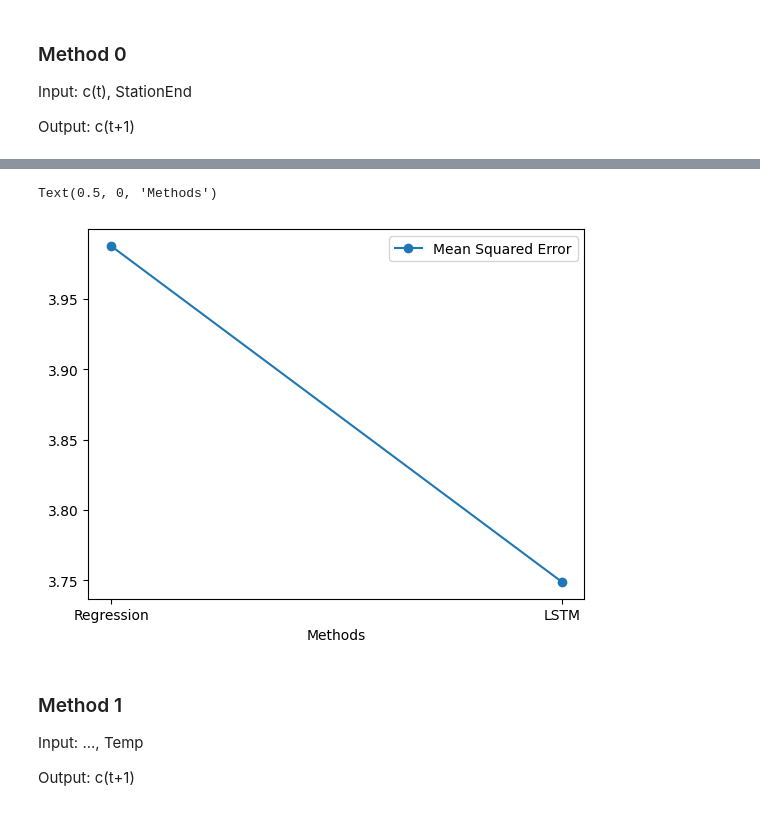
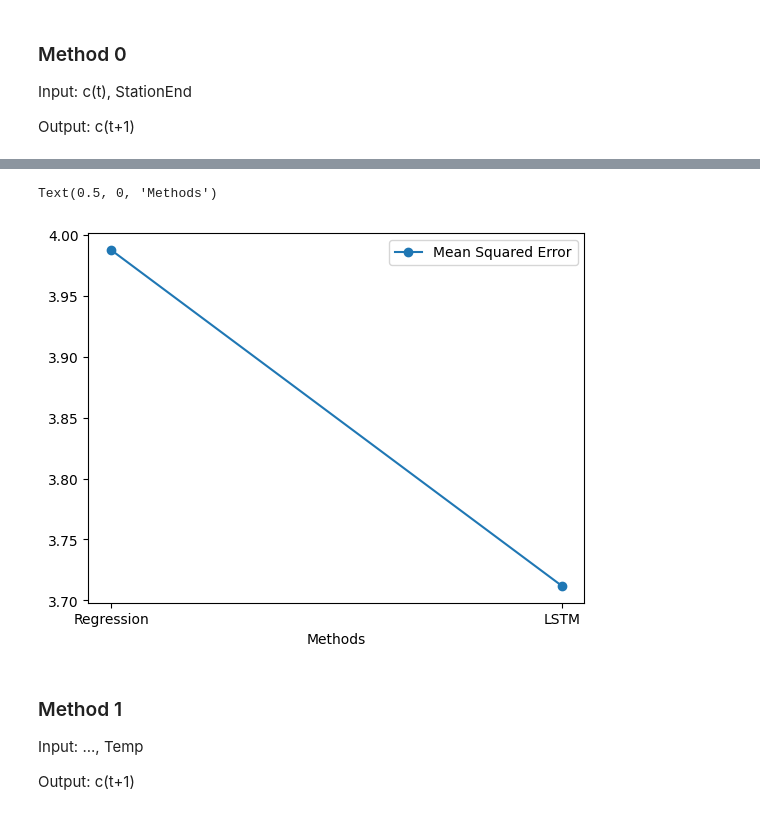
Before and after one commit to FlipGoncalves/BikeSharingDeepLearning, a Jupyter notebook: LSTM/lstmDateKFold.ipynb, the cells around one changed output, grey strips where cells are left out. Cells and saved outputs as stored; diff of their text form; code cells hidden in the pictures.

```diff
--- a/LSTM/lstmDateKFold.ipynb
+++ b/LSTM/lstmDateKFold.ipynb
@@ -196,10 +201,10 @@ Average scores for all folds:
 # %%
-plt.plot(["Regression", "LSTM"], [3.9876557741635343, 3.748756194114685], marker="o")
+plt.plot(["Regression", "LSTM"], [3.9876557741635343, 3.7118978261947633], marker="o")
 plt.legend(["Mean Squared Error"])
 plt.xlabel("Methods")
 # %% [output]
 Text(0.5, 0, 'Methods')
-[figure, old version]
+[figure, new version]
 # %% [markdown]
 ### Method 1
 Input: ..., Temp
```
Also changed, not shown: parts of 11 cells of this notebook, 5 other files.
